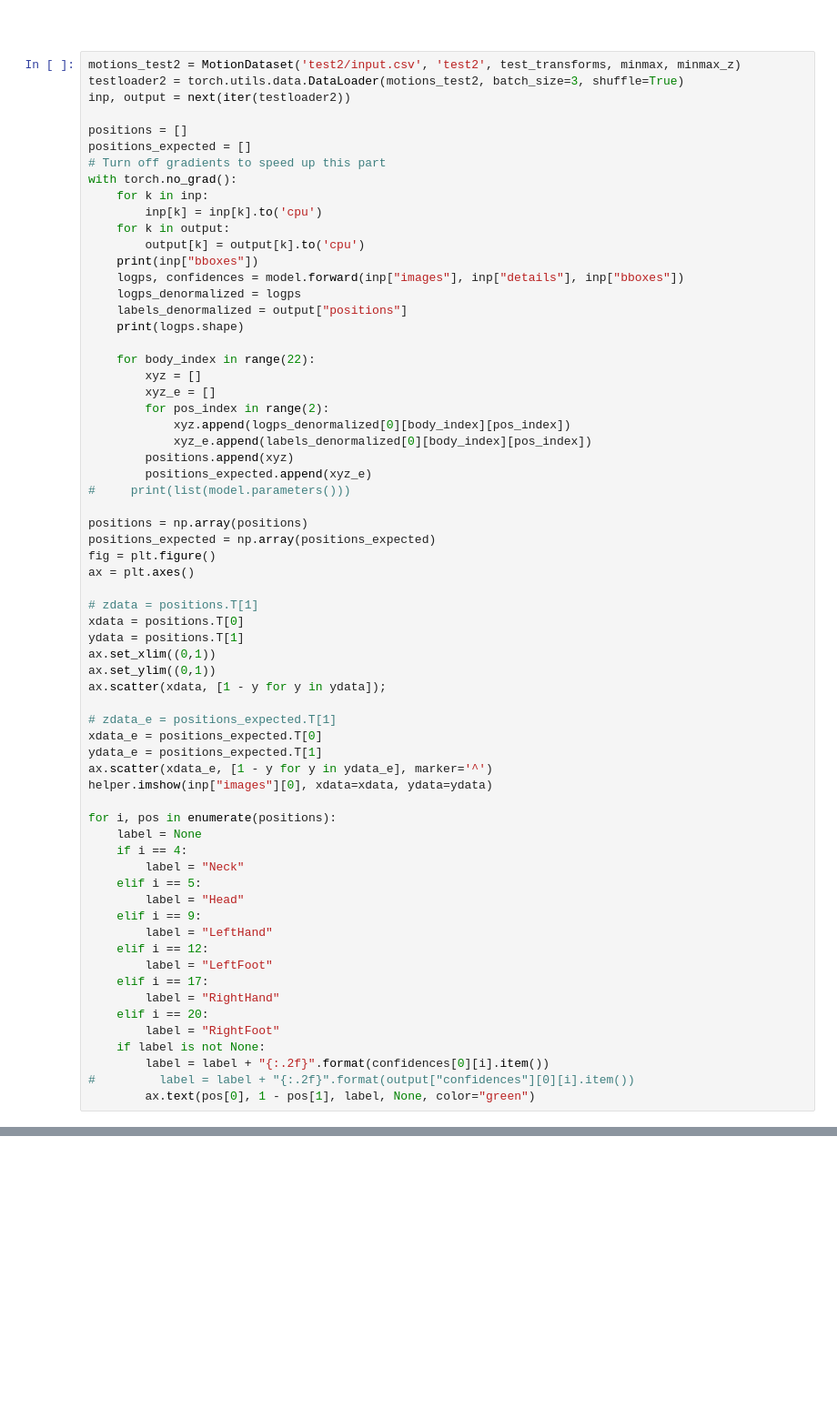
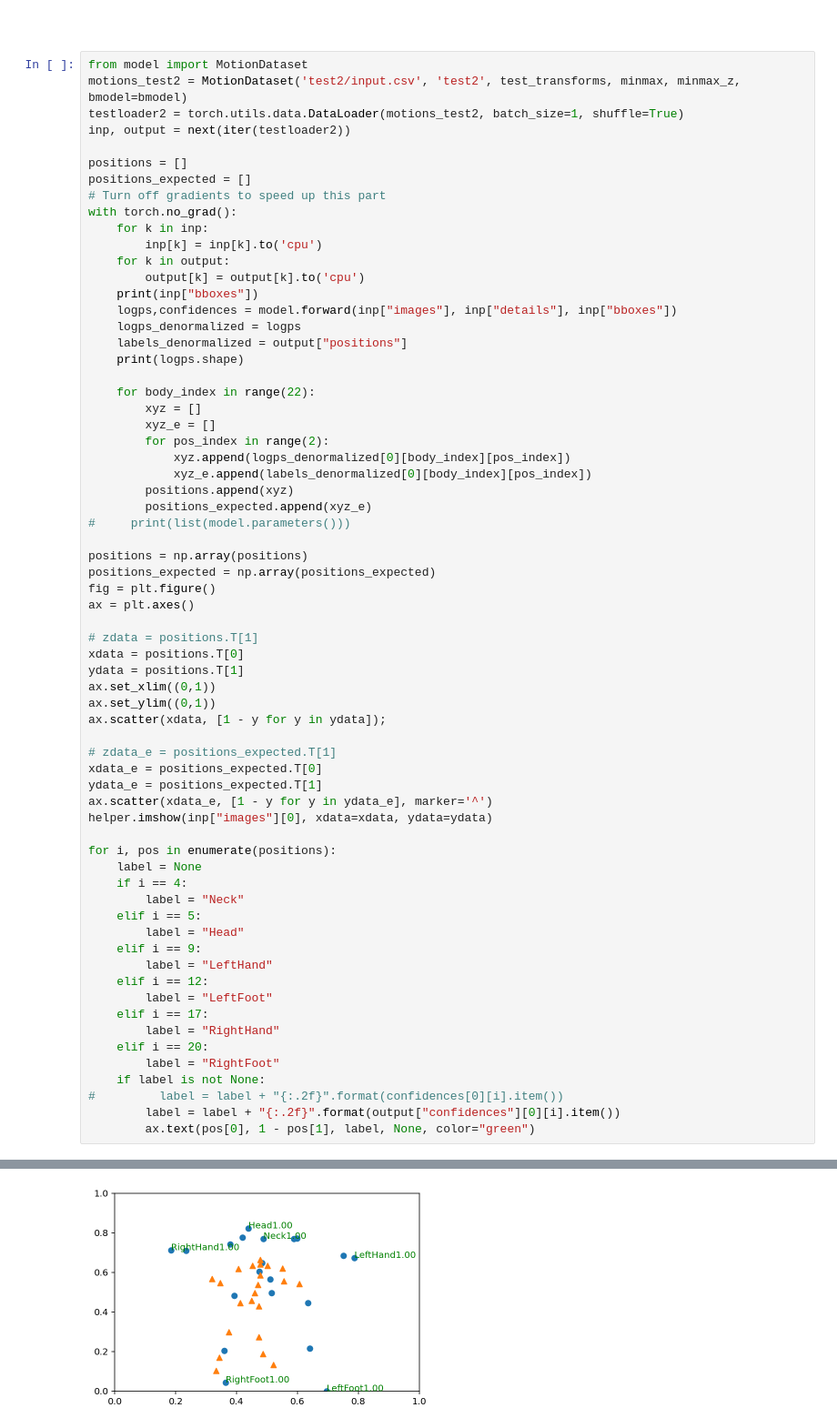
Before and after one commit to spykecb/motion-tracker, a Jupyter notebook: Motion Tracker.ipynb, the cells around one changed output, grey strips where cells are left out. Shown at 91% size. Saved outputs shown, nothing was run; the diff lists cells and outputs as text; blank space fills up the shorter version.

```diff
--- a/Motion Tracker.ipynb
+++ b/Motion Tracker.ipynb
@@ -424,8 +445,9 @@ plt.legend(frameon=False)
 # %% [markdown]
 ##
 # %%
-motions_test2 = MotionDataset('test2/input.csv', 'test2', test_transforms, minmax, minmax_z)
-testloader2 = torch.utils.data.DataLoader(motions_test2, batch_size=3, shuffle=True)
+from model import MotionDataset
+motions_test2 = MotionDataset('test2/input.csv', 'test2', test_transforms, minmax, minmax_z, bmodel=bmodel)
+testloader2 = torch.utils.data.DataLoader(motions_test2, batch_size=1, shuffle=True)
 inp, output = next(iter(testloader2))
 
 positions = []
@@ -437,7 +459,7 @@ with torch.no_grad():
     for k in output:
         output[k] = output[k].to('cpu')
     print(inp["bboxes"])
-    logps, confidences = model.forward(inp["images"], inp["details"], inp["bboxes"])
+    logps,confidences = model.forward(inp["images"], inp["details"], inp["bboxes"])
     logps_denormalized = logps
     labels_denormalized = output["positions"]
     print(logps.shape)
@@ -485,6 +507,7 @@ for i, pos in enumerate(positions):
     elif i == 20:
         label = "RightFoot"
     if label is not None:
-        label = label + "{:.2f}".format(confidences[0][i].item())
-#         label = label + "{:.2f}".format(output["confidences"][0][i].item())
+#         label = label + "{:.2f}".format(confidences[0][i].item())
+        label = label + "{:.2f}".format(output["confidences"][0][i].item())
         ax.text(pos[0], 1 - pos[1], label, None, color="green")
+# %% [output]
@@ -490,0 +516 @@ for i, pos in enumerate(positions):
+[figure, added]
```
Also changed, not shown: parts of 10 cells of this notebook, 1 other file.
